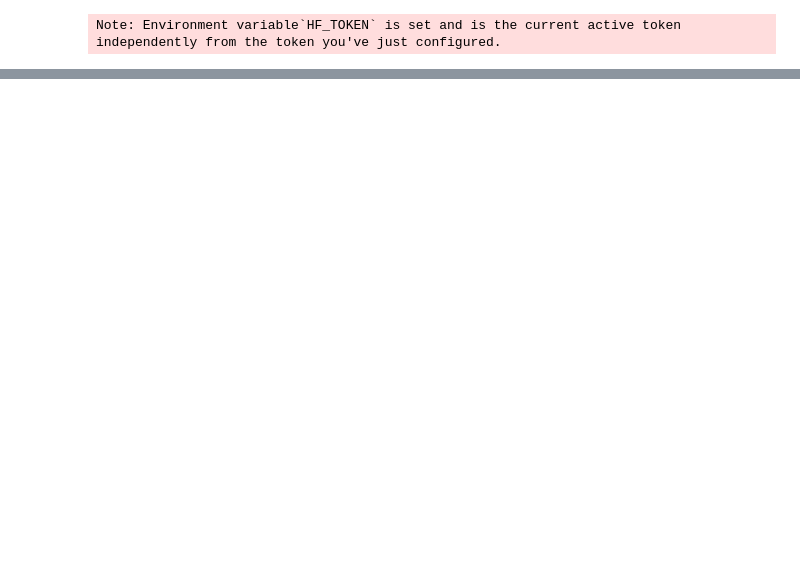
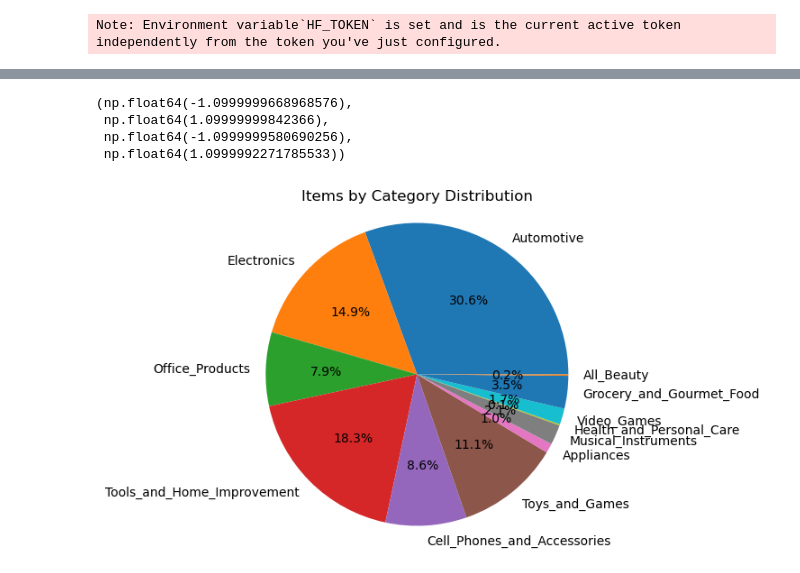
Before and after one commit to vishy04/Pricer_lite, a Jupyter notebook: notebooks/2.data_loading.ipynb, the cells around one changed output, grey strips where cells are left out. Cells and saved outputs as stored; diff of their text form; code cells hidden in the pictures; blank space fills up the shorter version.

```diff
--- a/notebooks/2.data_loading.ipynb
+++ b/notebooks/2.data_loading.ipynb
@@ -50,0 +138,11 @@ print(f"Total No of items is :{len(items)}")
+# %%
+#pie chart
+plt.pie(counts , labels=categories , autopct='%1.1f%%')
+plt.title('Items by Category Distribution')
+plt.axis('equal')
+# %% [output]
+(np.float64(-1.0999999668968576),
+ np.float64(1.09999999842366),
+ np.float64(-1.0999999580690256),
+ np.float64(1.0999992271785533))
+[figure, added]
```
Also changed, not shown: parts of 18 cells of this notebook, 2 other files.
